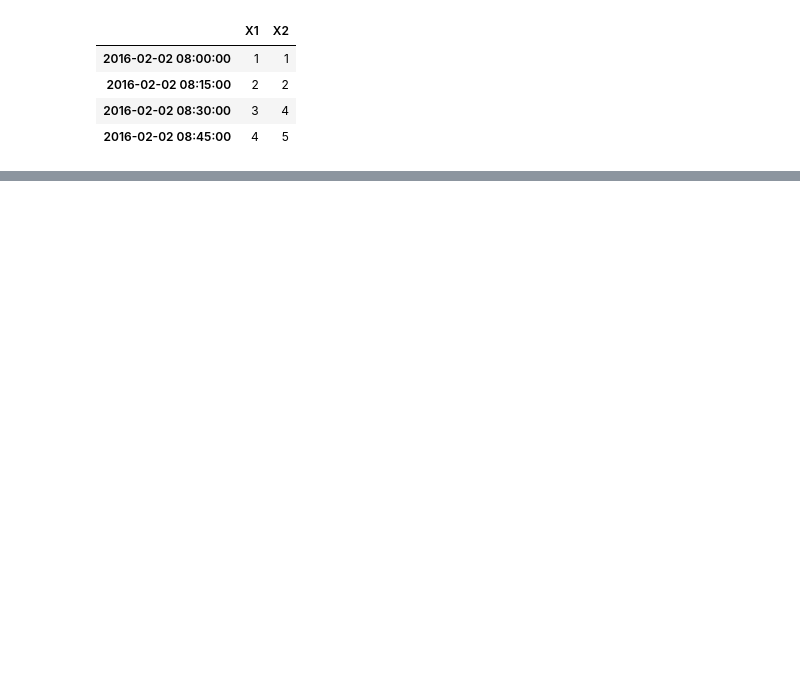
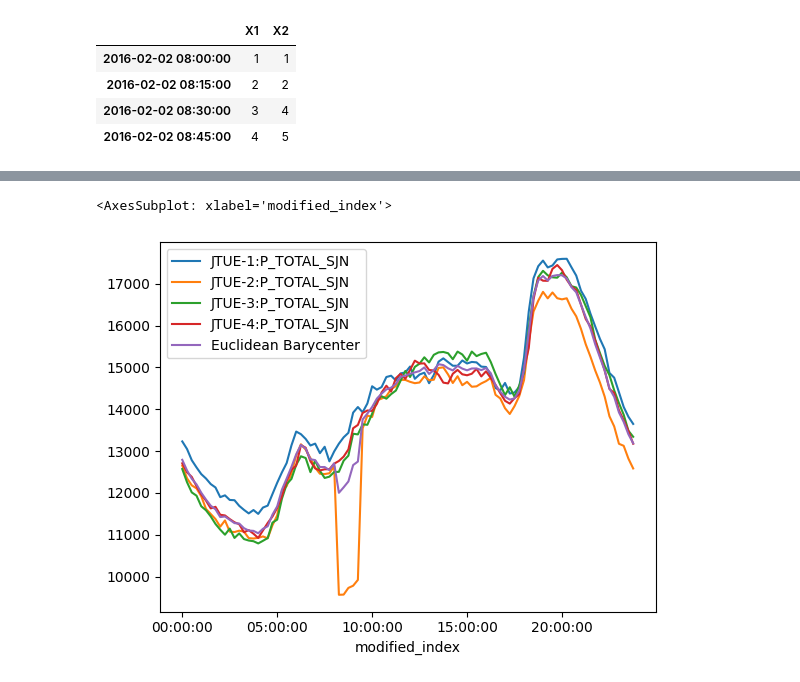
Before and after one commit to shanks847/EV-Grid-Integration-Study, a Jupyter notebook: notebooks/Time Sereis Clustering Experiments.ipynb, the cells around one changed output, grey strips where cells are left out. Saved outputs shown, nothing was run; the diff lists cells and outputs as text; code cells hidden in the pictures; blank space fills up the shorter version.

Commit message:
Calculated averages for all subsequences

```diff
--- a/notebooks/Time Sereis Clustering Experiments.ipynb
+++ b/notebooks/Time Sereis Clustering Experiments.ipynb
@@ -39,0 +150,20 @@ ts_df.head()
+# %%
+#TODO Write a function to take a dataframe(index-agnostic) and calculate the Euclidean Barycentric Average for all the variables in the df.
+
+def get_ebc_from_df(df):
+    ''''
+    This assumes df has a column of the index which was auto set to 'Unnamed 0' as is the case
+    when the user imports without explicitly specifying the date time column
+    '''
+    if df.columns.tolist()[0] == 'Unnamed: 0':
+        df.rename(columns={'Unnamed: 0':'modified_index'}, inplace=True)
+        df.set_index('modified_index', inplace=True)
+    data_tranposed = df.to_numpy().T
+    data_ebc = barycenters.euclidean_barycenter(data_tranposed)
+    data_ebc_transposed = data_ebc.transpose()
+    data_with_ebc = np.append(data_tranposed,data_ebc_transposed, axis=0)
+    data_cols_mod = df.columns.to_list()
+    data_cols_mod.append('Euclidean Barycenter')
+    data_ebc_df = pd.DataFrame(data_with_ebc.T,columns=data_cols_mod)
+    data_ebc_df.set_index(df.index,inplace=True)
+    return data_ebc_df
@@ -39,0 +193,8 @@ ts_df.head()
+# %%
+# testing get_ebc_from_df()
+jan_wk2_bc_df=  pd.read_csv("../data/clustering/jan_tuesdays.csv")
+jan_wk2_bc = get_ebc_from_df(jan_wk2_bc_df)
+jan_wk2_bc.plot()
+# %% [output]
+<AxesSubplot: xlabel='modified_index'>
+[figure, added]
```
Also changed, not shown: parts of 16 cells of this notebook, 31 other files.
